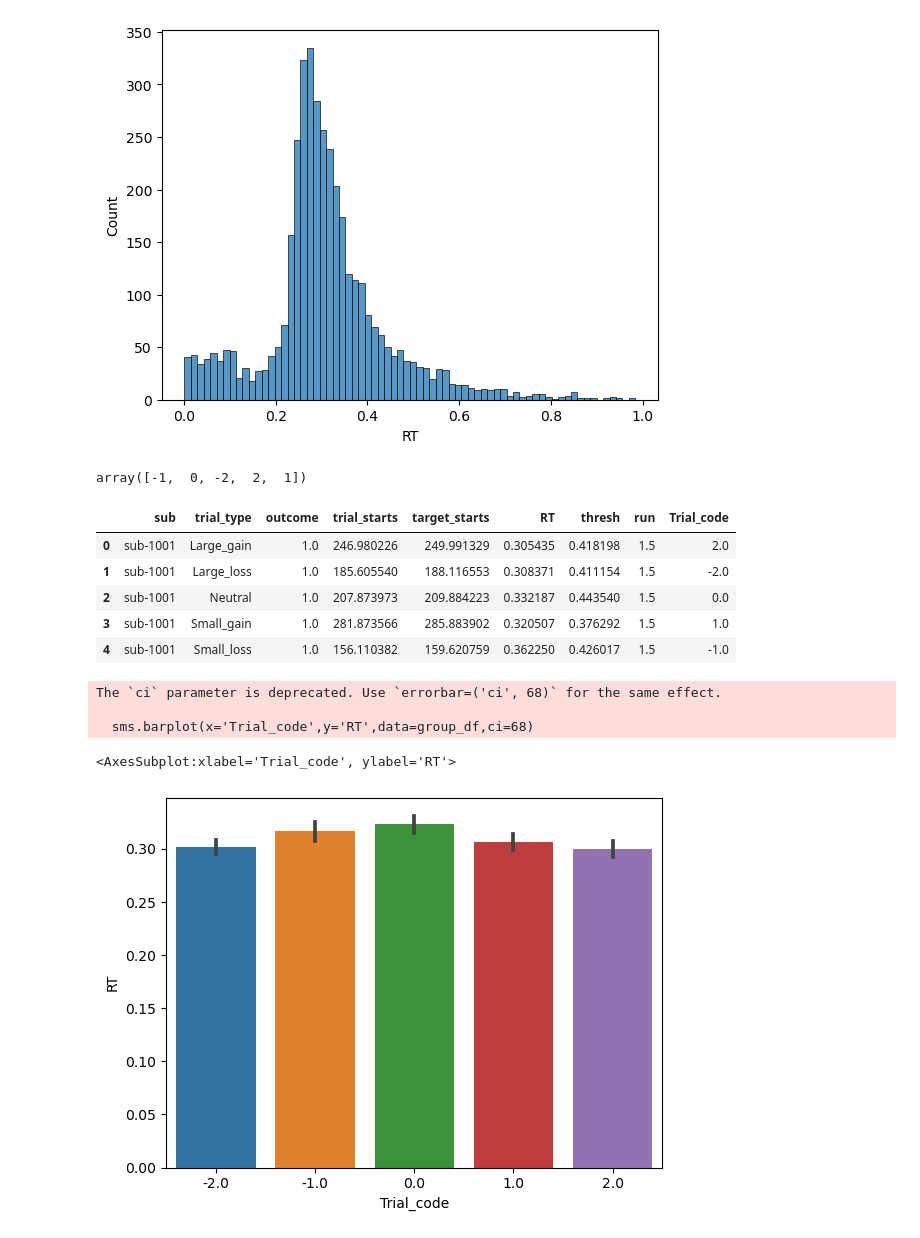
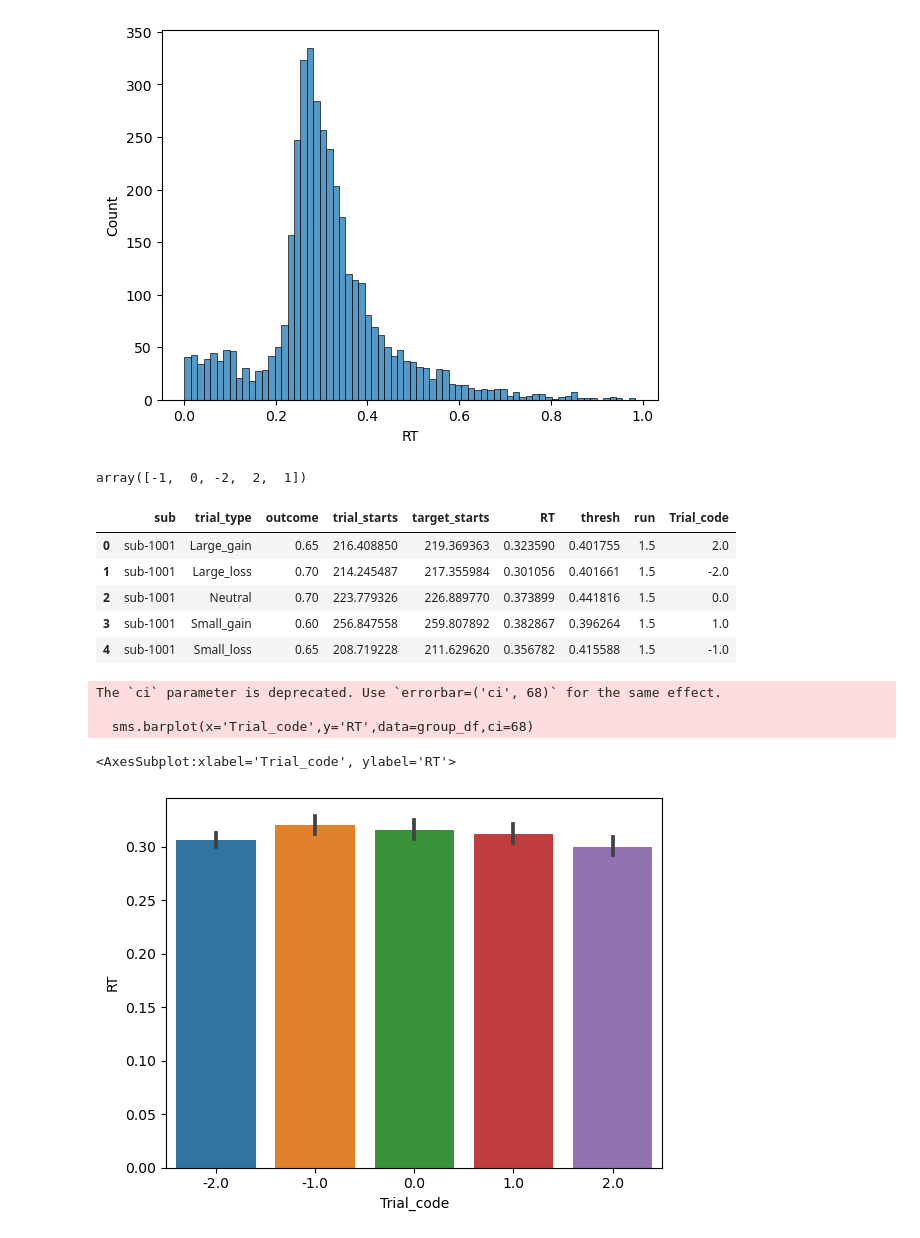
Before and after one commit to DVS-Lab/istart-mid, a Jupyter notebook: code/Behave.ipynb, the cells around one changed output. Cells and saved outputs as stored; diff of their text form; code cells hidden in the pictures.

Commit message:
change median to mean better fits prereg

```diff
--- a/code/Behave.ipynb
+++ b/code/Behave.ipynb
@@ -165,31 +165,31 @@ sms.histplot(x=df['RT'])
 # %% [output]
 <AxesSubplot:xlabel='RT', ylabel='Count'>
 [figure]
-# %%
-df.loc[df["trial_type"] == "1", "trial_type"] = "Large_gain"
-
-df['Trial_code']=df['trial_type'].map({"Large_loss":-2,"Small_loss":-1,"Neutral":0,"Small_gain":1,"Large_gain":2})
-df['Trial_code'].unique()
-# %% [output]
-array([-1,  0, -2,  2,  1])
+# %%
+df.loc[df["trial_type"] == "1", "trial_type"] = "Large_gain"
+
+df['Trial_code']=df['trial_type'].map({"Large_loss":-2,"Small_loss":-1,"Neutral":0,"Small_gain":1,"Large_gain":2})
+df['Trial_code'].unique()
+# %% [output]
+array([-1,  0, -2,  2,  1])
 # %%
 df['run']=df['run'].astype(int)
-group_df=df.groupby(by=['sub','trial_type']).median()
+group_df=df.groupby(by=['sub','trial_type']).mean()
 group_df=group_df.reset_index()
 display(group_df.head())
 sms.barplot(x='Trial_code',y='RT',data=group_df,ci=68)
 # %% [output]
 |  | sub | trial_type | outcome | trial_starts | target_starts | RT | thresh | run | Trial_code |
-| 0 | sub-1001 | Large_gain | 1.0 | 246.980226 | 249.991329 | 0.305435 | 0.418198 | 1.5 | 2.0 |
-| 1 | sub-1001 | Large_loss | 1.0 | 185.605540 | 188.116553 | 0.308371 | 0.411154 | 1.5 | -2.0 |
-| 2 | sub-1001 | Neutral | 1.0 | 207.873973 | 209.884223 | 0.332187 | 0.443540 | 1.5 | 0.0 |
-| 3 | sub-1001 | Small_gain | 1.0 | 281.873566 | 285.883902 | 0.320507 | 0.376292 | 1.5 | 1.0 |
-| 4 | sub-1001 | Small_loss | 1.0 | 156.110382 | 159.620759 | 0.362250 | 0.426017 | 1.5 | -1.0 |
+| 0 | sub-1001 | Large_gain | 0.65 | 216.408850 | 219.369363 | 0.323590 | 0.401755 | 1.5 | 2.0 |
+| 1 | sub-1001 | Large_loss | 0.70 | 214.245487 | 217.355984 | 0.301056 | 0.401661 | 1.5 | -2.0 |
+| 2 | sub-1001 | Neutral | 0.70 | 223.779326 | 226.889770 | 0.373899 | 0.441816 | 1.5 | 0.0 |
+| 3 | sub-1001 | Small_gain | 0.60 | 256.847558 | 259.807892 | 0.382867 | 0.396264 | 1.5 | 1.0 |
+| 4 | sub-1001 | Small_loss | 0.65 | 208.719228 | 211.629620 | 0.356782 | 0.415588 | 1.5 | -1.0 |
 The `ci` parameter is deprecated. Use `errorbar=('ci', 68)` for the same effect.
 
   sms.barplot(x='Trial_code',y='RT',data=group_df,ci=68)
 <AxesSubplot:xlabel='Trial_code', ylabel='RT'>
-[figure, old version]
+[figure, new version]
 # %%
 from scipy.stats import ttest_rel
 print("Is the Mean RT difference between large and small gains significant")
```
Also changed, not shown: parts of 10 cells of this notebook, 1 other file.
